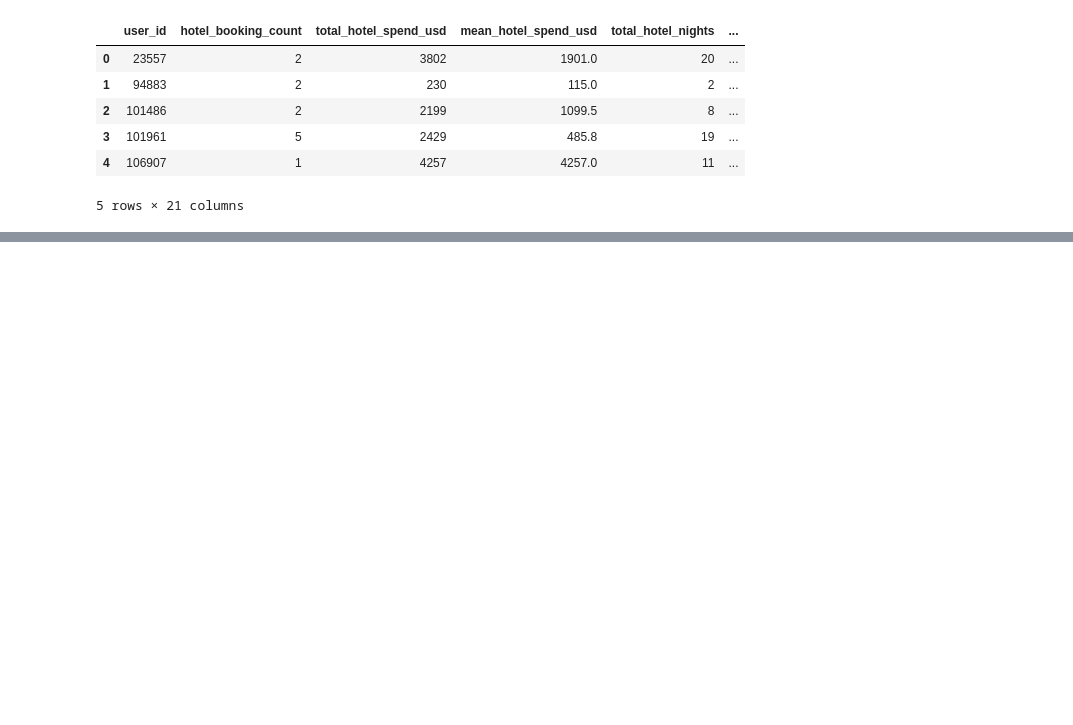
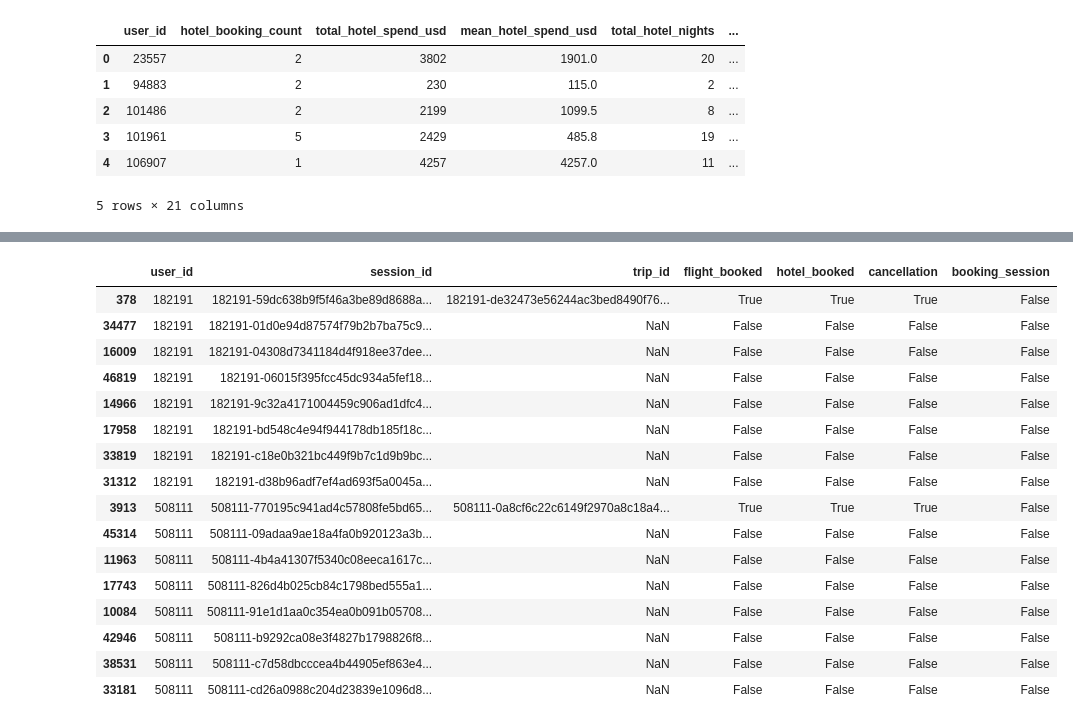
Before and after one commit to norawinkler/traveltide-customer-segmentation, a Jupyter notebook: notebooks/01_data_preparation.ipynb, the cells around one changed output, grey strips where cells are left out. Saved outputs shown, nothing was run; the diff lists cells and outputs as text; code cells hidden in the pictures; blank space fills up the shorter version.

```diff
--- a/notebooks/01_data_preparation.ipynb
+++ b/notebooks/01_data_preparation.ipynb
@@ -47,10 +76,10 @@ import seaborn as sns
 # %%
 # CSV-Dateien in Dataframes umwandeln.
 
-users = pd.read_csv("../data/users.csv")
-sessions = pd.read_csv("../data/sessions.csv")
-flights = pd.read_csv("../data/flights.csv")
-hotels = pd.read_csv("../data/hotels.csv")
+users = pd.read_csv("../data/raw/users.csv")
+sessions = pd.read_csv("../data/raw/sessions.csv")
+flights = pd.read_csv("../data/raw/flights.csv")
+hotels = pd.read_csv("../data/raw/hotels.csv")
 # %%
 # Kurze Überblick über die Größe des Datensatzes.
 
@@ -2696,0 +2784,39 @@ display(missing_customer_features)
+# %%
+# Betrachtung der Sessions der Kunden, die keine Buchungssession hatten, aber dennoch eine Buchung in den Detailtabellen aufweisen.
+
+affected_user_ids = [182191, 508111]
+
+display(
+    sessions_clean.loc[
+        sessions_clean["user_id"].isin(affected_user_ids),
+        [
+            "user_id",
+            "session_id",
+            "trip_id",
+            "flight_booked",
+            "hotel_booked",
+            "cancellation",
+            "booking_session"
+        ]
+    ].sort_values(
+        ["user_id", "trip_id", "session_id"]
+    )
+)
+# %% [output]
+|  | user_id | session_id | trip_id | flight_booked | hotel_booked | cancellation | booking_session |
+| 378 | 182191 | 182191-59dc638b9f5f46a3be89d8688a... | 182191-de32473e56244ac3bed8490f76... | True | True | True | False |
+| 34477 | 182191 | 182191-01d0e94d87574f79b2b7ba75c9... | NaN | False | False | False | False |
+| 16009 | 182191 | 182191-04308d7341184d4f918ee37dee... | NaN | False | False | False | False |
+| 46819 | 182191 | 182191-06015f395fcc45dc934a5fef18... | NaN | False | False | False | False |
+| 14966 | 182191 | 182191-9c32a4171004459c906ad1dfc4... | NaN | False | False | False | False |
+| 17958 | 182191 | 182191-bd548c4e94f944178db185f18c... | NaN | False | False | False | False |
+| 33819 | 182191 | 182191-c18e0b321bc449f9b7c1d9b9bc... | NaN | False | False | False | False |
+| 31312 | 182191 | 182191-d38b96adf7ef4ad693f5a0045a... | NaN | False | False | False | False |
+| 3913 | 508111 | 508111-770195c941ad4c57808fe5bd65... | 508111-0a8cf6c22c6149f2970a8c18a4... | True | True | True | False |
+| 45314 | 508111 | 508111-09adaa9ae18a4fa0b920123a3b... | NaN | False | False | False | False |
+| 11963 | 508111 | 508111-4b4a41307f5340c08eeca1617c... | NaN | False | False | False | False |
+| 17743 | 508111 | 508111-826d4b025cb84c1798bed555a1... | NaN | False | False | False | False |
+| 10084 | 508111 | 508111-91e1d1aa0c354ea0b091b05708... | NaN | False | False | False | False |
+| 42946 | 508111 | 508111-b9292ca08e3f4827b1798826f8... | NaN | False | False | False | False |
+| 38531 | 508111 | 508111-c7d58dbcccea4b44905ef863e4... | NaN | False | False | False | False |
+| 33181 | 508111 | 508111-cd26a0988c204d23839e1096d8... | NaN | False | False | False | False |
```
Also changed, not shown: parts of 10 cells of this notebook, 1 other file.
